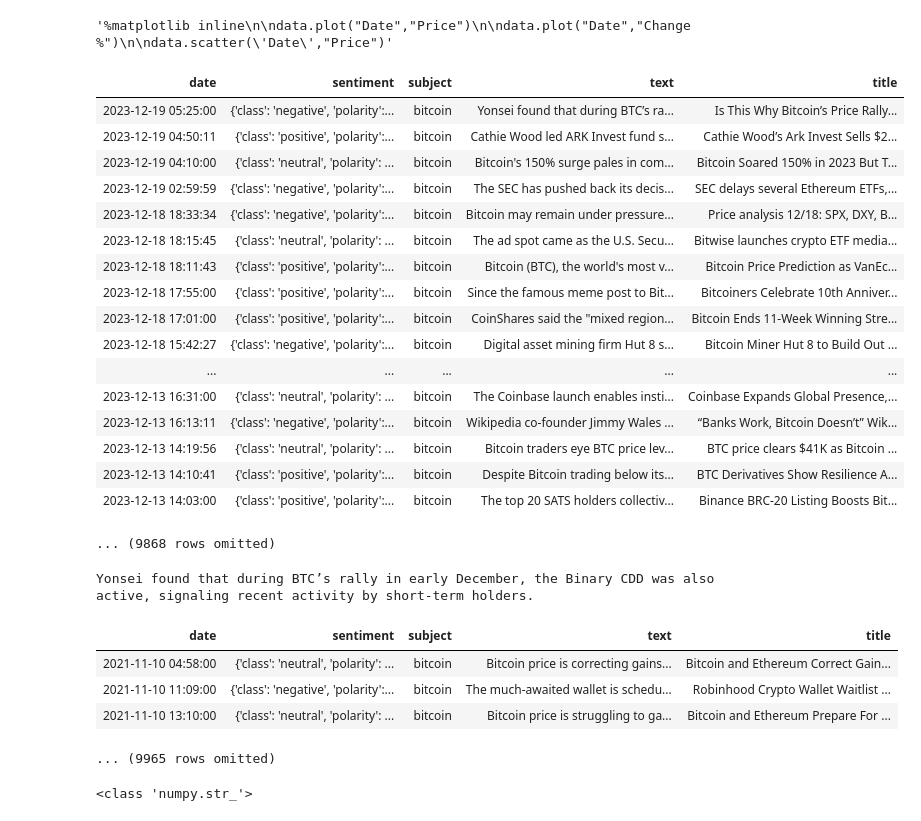
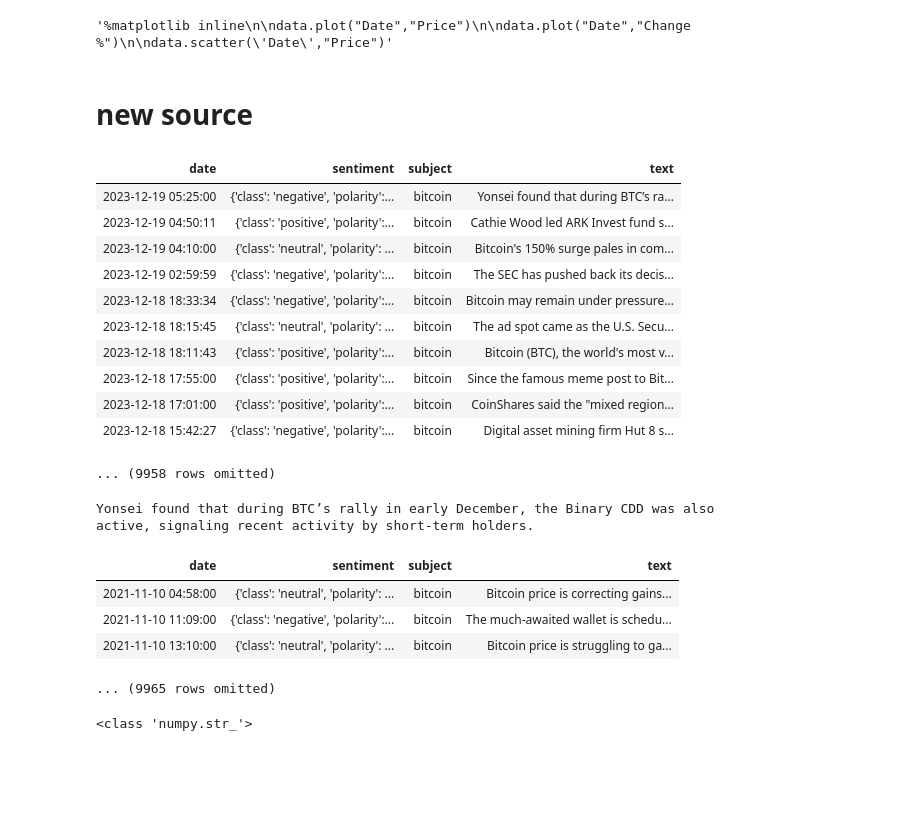
Before and after one commit to shivaansh81001/btc-prediction, a Jupyter notebook: btc_data_test.ipynb, the cells around one changed output. Cells and saved outputs as stored; diff of their text form; code cells hidden in the pictures; blank space fills up the shorter version.

Commit message:
merge news sources

```diff
--- a/btc_data_test.ipynb
+++ b/btc_data_test.ipynb
@@ -11,3 +14,5 @@ path='sample_data/'
+# %%
+path='/content/drive/MyDrive/btc predict/'
 # %%
 TABLE_NAME='btcusd_1-min_data.csv'
 data=Table().read_table(path+TABLE_NAME)
@@ -82,29 +87,25 @@ data.plot("Date","Change %")
 data.scatter('Date',"Price")'''
 # %% [output]
 '%matplotlib inline\n\ndata.plot("Date","Price")\n\ndata.plot("Date","Change %")\n\ndata.scatter(\'Date\',"Price")'
+# %% [markdown]
+# new source #
 # %%
-news= Table.read_table(path+'cryptonews.csv').drop('url','source')
+news= Table.read_table(path+'cryptonews.csv').drop('url','source','title')
 news = news.where("subject",are.equal_to("bitcoin"))
-news.show(100)
+news.show(10)
 # %% [output]
-| date | sentiment | subject | text | title |
-| 2023-12-19 05:25:00 | {'class': 'negative', 'polarity':... | bitcoin | Yonsei found that during BTC’s ra... | Is This Why Bitcoin’s Price Rally... |
-| 2023-12-19 04:50:11 | {'class': 'positive', 'polarity':... | bitcoin | Cathie Wood led ARK Invest fund s... | Cathie Wood’s Ark Invest Sells $2... |
-| 2023-12-19 04:10:00 | {'class': 'neutral', 'polarity': ... | bitcoin | Bitcoin's 150% surge pales in com... | Bitcoin Soared 150% in 2023 But T... |
-| 2023-12-19 02:59:59 | {'class': 'negative', 'polarity':... | bitcoin | The SEC has pushed back its decis... | SEC delays several Ethereum ETFs,... |
-| 2023-12-18 18:33:34 | {'class': 'negative', 'polarity':... | bitcoin | Bitcoin may remain under pressure... | Price analysis 12/18: SPX, DXY, B... |
-| 2023-12-18 18:15:45 | {'class': 'neutral', 'polarity': ... | bitcoin | The ad spot came as the U.S. Secu... | Bitwise launches crypto ETF media... |
-| 2023-12-18 18:11:43 | {'class': 'positive', 'polarity':... | bitcoin | Bitcoin (BTC), the world's most v... | Bitcoin Price Prediction as VanEc... |
-| 2023-12-18 17:55:00 | {'class': 'positive', 'polarity':... | bitcoin | Since the famous meme post to Bit... | Bitcoiners Celebrate 10th Anniver... |
-| 2023-12-18 17:01:00 | {'class': 'positive', 'polarity':... | bitcoin | CoinShares said the "mixed region... | Bitcoin Ends 11-Week Winning Stre... |
-| 2023-12-18 15:42:27 | {'class': 'negative', 'polarity':... | bitcoin | Digital asset mining firm Hut 8 s... | Bitcoin Miner Hut 8 to Build Out ... |
-| ... | ... | ... | ... | ... |
-| 2023-12-13 16:31:00 | {'class': 'neutral', 'polarity': ... | bitcoin | The Coinbase launch enables insti... | Coinbase Expands Global Presence,... |
-| 2023-12-13 16:13:11 | {'class': 'negative', 'polarity':... | bitcoin | Wikipedia co-founder Jimmy Wales ... | “Banks Work, Bitcoin Doesn’t” Wik... |
-| 2023-12-13 14:19:56 | {'class': 'neutral', 'polarity': ... | bitcoin | Bitcoin traders eye BTC price lev... | BTC price clears $41K as Bitcoin ... |
-| 2023-12-13 14:10:41 | {'class': 'positive', 'polarity':... | bitcoin | Despite Bitcoin trading below its... | BTC Derivatives Show Resilience A... |
-| 2023-12-13 14:03:00 | {'class': 'positive', 'polarity':... | bitcoin | The top 20 SATS holders collectiv... | Binance BRC-20 Listing Boosts Bit... |
+| date | sentiment | subject | text |
+| 2023-12-19 05:25:00 | {'class': 'negative', 'polarity':... | bitcoin | Yonsei found that during BTC’s ra... |
+| 2023-12-19 04:50:11 | {'class': 'positive', 'polarity':... | bitcoin | Cathie Wood led ARK Invest fund s... |
+| 2023-12-19 04:10:00 | {'class': 'neutral', 'polarity': ... | bitcoin | Bitcoin's 150% surge pales in com... |
+| 2023-12-19 02:59:59 | {'class': 'negative', 'polarity':... | bitcoin | The SEC has pushed back its decis... |
+| 2023-12-18 18:33:34 | {'class': 'negative', 'polarity':... | bitcoin | Bitcoin may remain under pressure... |
+| 2023-12-18 18:15:45 | {'class': 'neutral', 'polarity': ... | bitcoin | The ad spot came as the U.S. Secu... |
+| 2023-12-18 18:11:43 | {'class': 'positive', 'polarity':... | bitcoin | Bitcoin (BTC), the world's most v... |
+| 2023-12-18 17:55:00 | {'class': 'positive', 'polarity':... | bitcoin | Since the famous meme post to Bit... |
+| 2023-12-18 17:01:00 | {'class': 'positive', 'polarity':... | bitcoin | CoinShares said the "mixed region... |
+| 2023-12-18 15:42:27 | {'class': 'negative', 'polarity':... | bitcoin | Digital asset mining firm Hut 8 s... |
-... (9868 rows omitted)
+... (9958 rows omitted)
 # %%
 #test cell for sentiment
 print(news.take(0).column("text")[0])
@@ -112,10 +113,10 @@ print(news.take(0).column("text")[0])
 news.sort("date",descending=False).show(3)
 # %% [output]
 Yonsei found that during BTC’s rally in early December, the Binary CDD was also active, signaling recent activity by short-term holders.
-| date | sentiment | subject | text | title |
-| 2021-11-10 04:58:00 | {'class': 'neutral', 'polarity': ... | bitcoin | Bitcoin price is correcting gains... | Bitcoin and Ethereum Correct Gain... |
-| 2021-11-10 11:09:00 | {'class': 'negative', 'polarity':... | bitcoin | The much-awaited wallet is schedu... | Robinhood Crypto Wallet Waitlist ... |
-| 2021-11-10 13:10:00 | {'class': 'neutral', 'polarity': ... | bitcoin | Bitcoin price is struggling to ga... | Bitcoin and Ethereum Prepare For ... |
+| date | sentiment | subject | text |
+| 2021-11-10 04:58:00 | {'class': 'neutral', 'polarity': ... | bitcoin | Bitcoin price is correcting gains... |
+| 2021-11-10 11:09:00 | {'class': 'negative', 'polarity':... | bitcoin | The much-awaited wallet is schedu... |
+| 2021-11-10 13:10:00 | {'class': 'neutral', 'polarity': ... | bitcoin | Bitcoin price is struggling to ga... |
 ... (9965 rows omitted)
 # %%
 print(type(news.column("date").take(0)))
```
Also changed, not shown: parts of 20 cells of this notebook.
